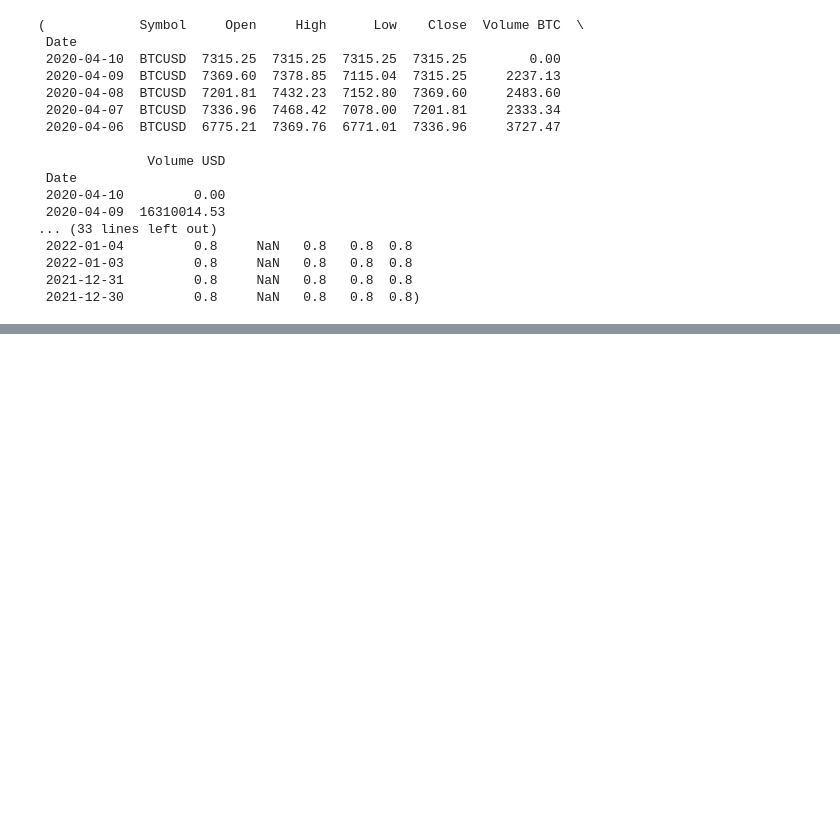
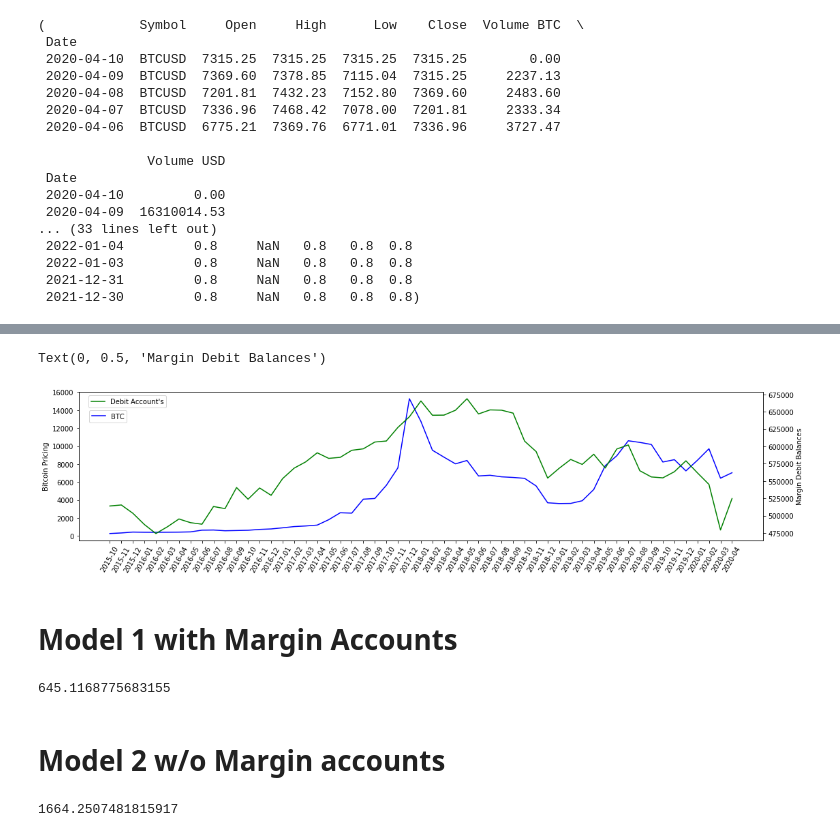
Before and after one commit to nickdemiceli/BitcoinRegression, a Jupyter notebook: BitcoinRegressionProject.ipynb, the cells around one changed output, grey strips where cells are left out. Cells and saved outputs as stored; diff of their text form; code cells hidden in the pictures; blank space fills up the shorter version.

```diff
--- a/BitcoinRegressionProject.ipynb
+++ b/BitcoinRegressionProject.ipynb
@@ -96,0 +142,17 @@ memory usage: 2.7+ KB
+# %%
+# Bitcoin and Margin Accounts Visualiation
+fig, ax = plt.subplots(figsize=(18,4))
+plt.plot(merged_df['Date'], merged_df['BTC'], color = 'blue', label = 'BTC')
+ax.legend(loc = 'upper left', bbox_to_anchor=(.01, .90))
+plt.xticks(rotation = 60)
+ax.set_ylabel('Bitcoin Pricing')
+
+ax2 = ax.twinx()
+plt.plot(merged_df['Date'], merged_df['Debit Balances in Customers\' Securities Margin Accounts'].astype(float), color = 'green', label = 'Debit Account\'s')
+ax2.legend(bbox_to_anchor=(.133, .999))
+ax2.set_ylabel('Margin Debit Balances')
+# %% [output]
+Text(0, 0.5, 'Margin Debit Balances')
+[figure, added]
+# %% [markdown]
+# Model 1 with Margin Accounts
@@ -96,0 +170,52 @@ memory usage: 2.7+ KB
+# %%
+#Stochastic Gradient Descent with Margin Accounts
+from sklearn.linear_model import SGDRegressor
+from sklearn.model_selection import GridSearchCV
+from sklearn.metrics import mean_squared_error
+
+param_grid = {'alpha': [.0001, .001, .1], 'max_iter': [10000, 100000, 1000000]}
+
+x_train, x_test, y_train, y_test = train_test_split(x, output, test_size=.2, shuffle=True)
+
+sgd = SGDRegressor()
+
+grid_search = GridSearchCV(sgd, param_grid, cv=3)
+
+grid_search.fit(x_train, y_train)
+
+model = grid_search.best_estimator_
+
+predictions = model.predict(x_test)
+
+rmse = np.sqrt(mean_squared_error(y_test, predictions))
+rmse
+# %% [output]
+645.1168775683155
+# %% [markdown]
+# Model 2 w/o Margin accounts
+# %%
+#Stochastic Gradient Descent with liquidity
+independent_vars= merged_df.drop(['BTC', 'Date'], 1)
+dependent_var = merged_df['BTC']
+
+sc1 = StandardScaler()
+x1 = sc1.fit_transform(independent_vars)
+
+param_grid = {'alpha': [.0001, .001, .1], 'max_iter': [10000, 100000, 1000000]}
+
+x_train, x_test, y_train, y_test = train_test_split(x1, dependent_var, test_size=.2, shuffle=True)
+
+sgd = SGDRegressor()
+
+grid_search = GridSearchCV(sgd, param_grid, cv=3)
+
+grid_search.fit(x_train, y_train)
+
+model = grid_search.best_estimator_
+
+predictions = model.predict(x_test)
+
+rmse = np.sqrt(mean_squared_error(y_test, predictions))
+rmse
+# %% [output]
+1664.2507481815917
```
Also changed, not shown: parts of 15 cells of this notebook, 3 other files.
